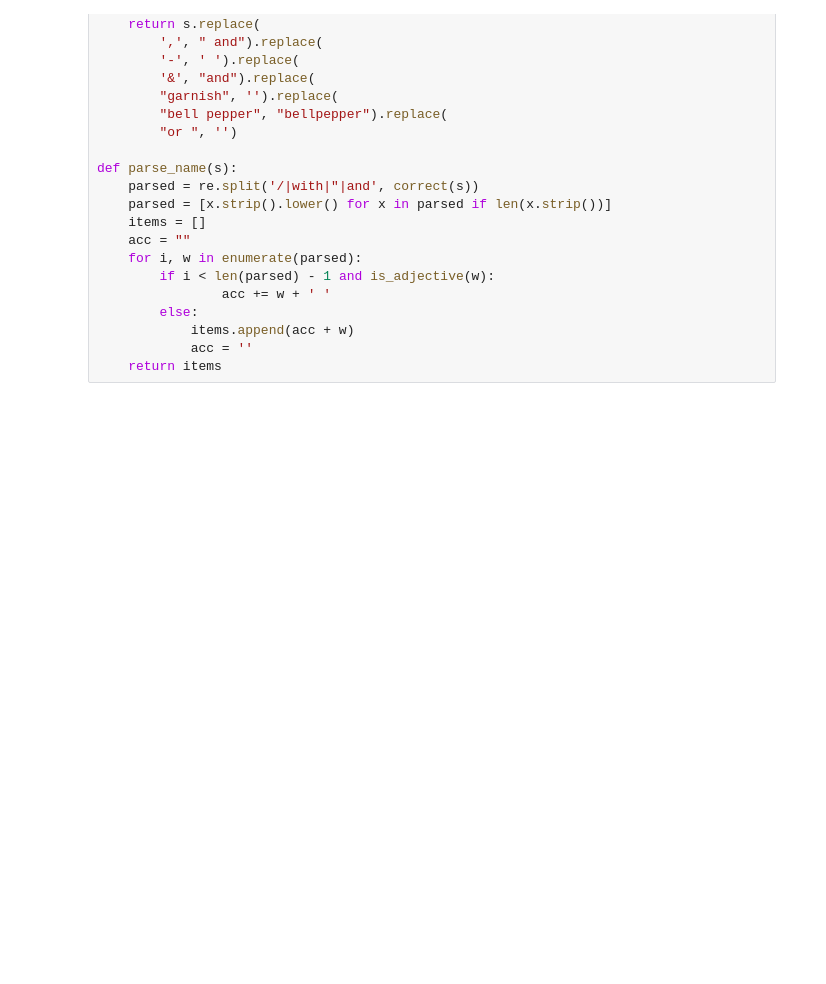
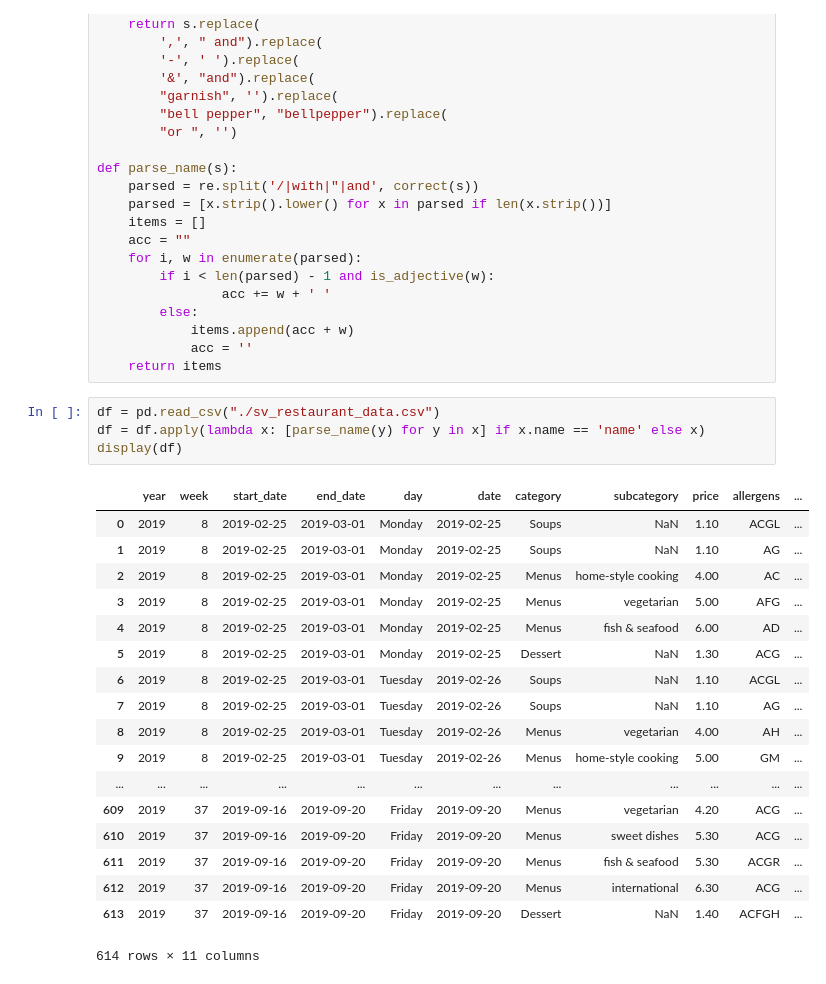
Before and after one commit to ameroyer/ameroyer.github.io, a Jupyter notebook: notebooks/2019_03_01_canteen_analysis/data_viz.ipynb, the cells around one changed output. Cells and saved outputs as stored; diff of their text form; blank space fills up the shorter version.

```diff
--- a/notebooks/2019_03_01_canteen_analysis/data_viz.ipynb
+++ b/notebooks/2019_03_01_canteen_analysis/data_viz.ipynb
@@ -35,3 +37,26 @@ def parse_name(s):
             items.append(acc + w)
             acc = ''
     return items
+# %%
+df = pd.read_csv("./sv_restaurant_data.csv")
+df = df.apply(lambda x: [parse_name(y) for y in x] if x.name == 'name' else x)
+display(df)
+# %% [output]
+|  | year | week | start_date | end_date | day | date | category | subcategory | price | allergens | ... |
+| 0 | 2019 | 8 | 2019-02-25 | 2019-03-01 | Monday | 2019-02-25 | Soups | NaN | 1.10 | ACGL | ... |
+| 1 | 2019 | 8 | 2019-02-25 | 2019-03-01 | Monday | 2019-02-25 | Soups | NaN | 1.10 | AG | ... |
+| 2 | 2019 | 8 | 2019-02-25 | 2019-03-01 | Monday | 2019-02-25 | Menus | home-style cooking | 4.00 | AC | ... |
+| 3 | 2019 | 8 | 2019-02-25 | 2019-03-01 | Monday | 2019-02-25 | Menus | vegetarian | 5.00 | AFG | ... |
+| 4 | 2019 | 8 | 2019-02-25 | 2019-03-01 | Monday | 2019-02-25 | Menus | fish & seafood | 6.00 | AD | ... |
+| 5 | 2019 | 8 | 2019-02-25 | 2019-03-01 | Monday | 2019-02-25 | Dessert | NaN | 1.30 | ACG | ... |
+| 6 | 2019 | 8 | 2019-02-25 | 2019-03-01 | Tuesday | 2019-02-26 | Soups | NaN | 1.10 | ACGL | ... |
+| 7 | 2019 | 8 | 2019-02-25 | 2019-03-01 | Tuesday | 2019-02-26 | Soups | NaN | 1.10 | AG | ... |
+| 8 | 2019 | 8 | 2019-02-25 | 2019-03-01 | Tuesday | 2019-02-26 | Menus | vegetarian | 4.00 | AH | ... |
+| 9 | 2019 | 8 | 2019-02-25 | 2019-03-01 | Tuesday | 2019-02-26 | Menus | home-style cooking | 5.00 | GM | ... |
+| ... | ... | ... | ... | ... | ... | ... | ... | ... | ... | ... | ... |
+| 609 | 2019 | 37 | 2019-09-16 | 2019-09-20 | Friday | 2019-09-20 | Menus | vegetarian | 4.20 | ACG | ... |
+| 610 | 2019 | 37 | 2019-09-16 | 2019-09-20 | Friday | 2019-09-20 | Menus | sweet dishes | 5.30 | ACG | ... |
+| 611 | 2019 | 37 | 2019-09-16 | 2019-09-20 | Friday | 2019-09-20 | Menus | fish & seafood | 5.30 | ACGR | ... |
+| 612 | 2019 | 37 | 2019-09-16 | 2019-09-20 | Friday | 2019-09-20 | Menus | international | 6.30 | ACG | ... |
+| 613 | 2019 | 37 | 2019-09-16 | 2019-09-20 | Friday | 2019-09-20 | Dessert | NaN | 1.40 | ACFGH | ... |
+614 rows × 11 columns
```
Also changed, not shown: parts of 4 cells of this notebook, 4 other files.
